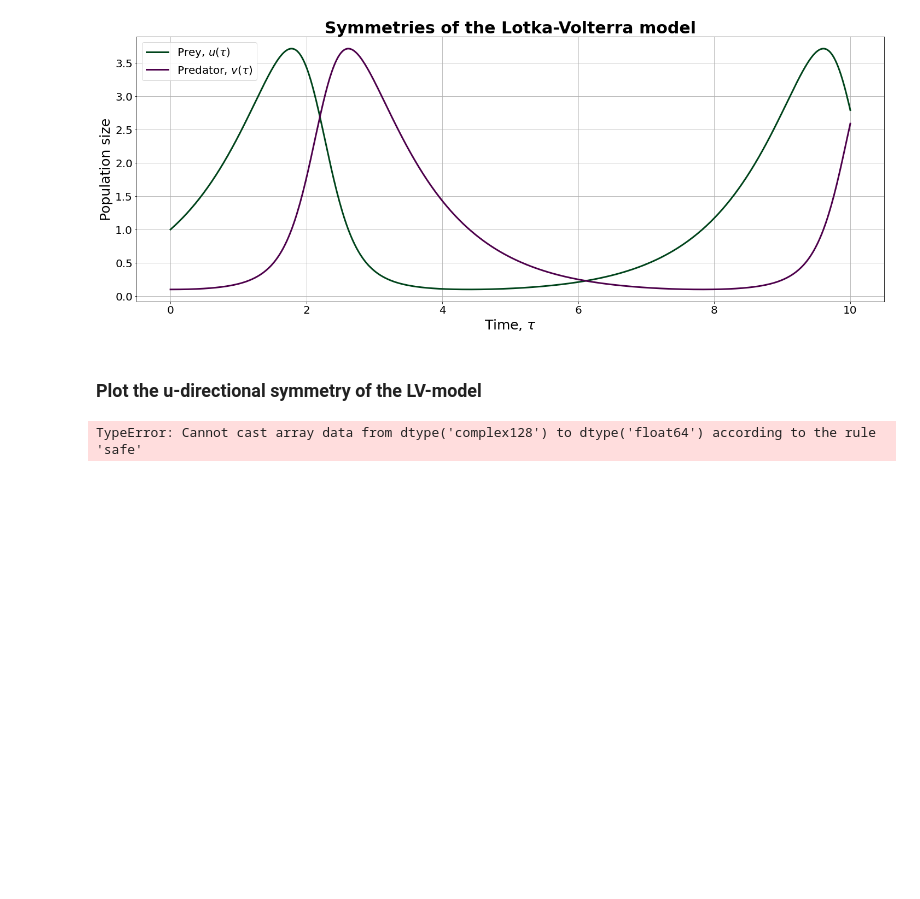
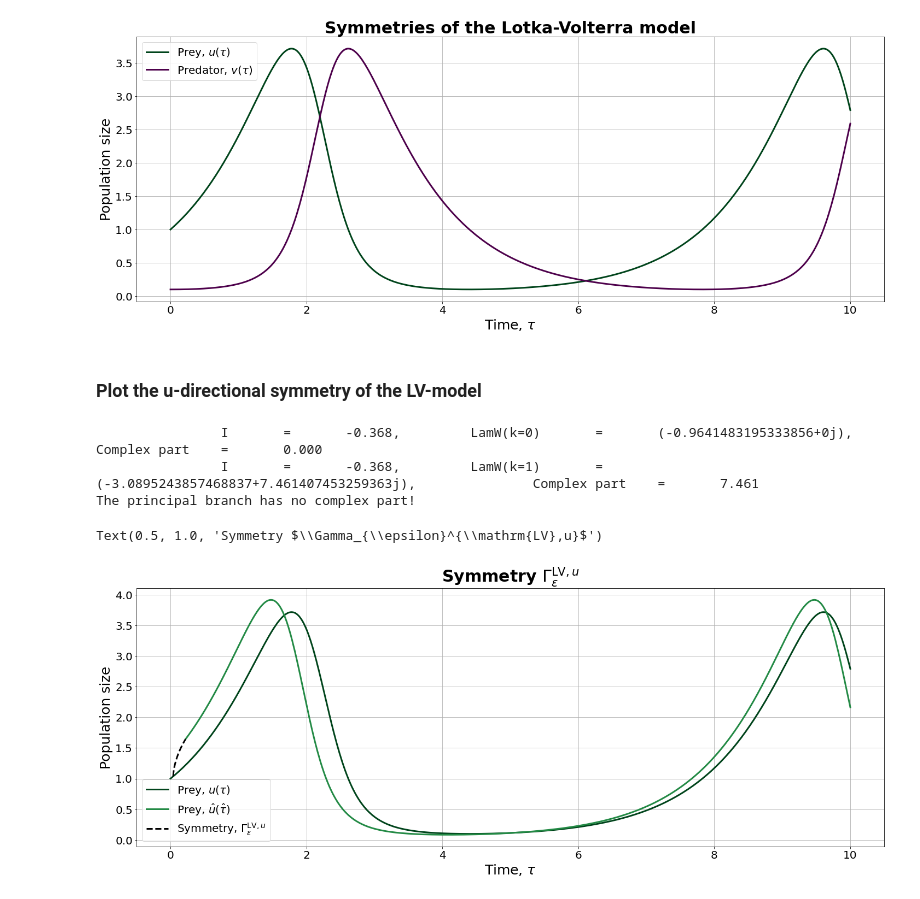
Before and after one commit to JohannesBorgqvist/separable_phase_plane_symmetries, a Jupyter notebook: Code/push_forward_LV_phase_plane_symmetries.ipynb, the cells around one changed output. Cells and saved outputs as stored; diff of their text form; code cells hidden in the pictures; blank space fills up the shorter version.

```diff
--- a/Code/push_forward_LV_phase_plane_symmetries.ipynb
+++ b/Code/push_forward_LV_phase_plane_symmetries.ipynb
@@ -226,25 +224,80 @@ plt.savefig('../Figures/LV_solutions.png')
 # %%
 # Import the lambert W function from scipy
 from scipy.special import lambertw
 # Function 2: ODE for the u-directional symmetry of the LV model
 def dX_deps_LV_u(X, t=0,*parameters):
     # Extract the parameters
     alpha = parameters[0]
     # The internal energy
-    H = -(X[0]**alpha*X[1])*exp(-(alpha*X[0]+X[1]))
+    H = -(X[1]**alpha*X[2])*exp(-(alpha*X[1]+X[2]))
     # Calculate our second invariant
-    I2 = -X[1]*exp(-X[1])
-    # The remaining term involving the Lambertz W function
-    term_2 = ((1)/(X[0]*(lambertw(I2)+1)-lambertw(I2)-1))
+    I2 = -X[2]*exp(-X[2])
+    # Calculate the ODE term depending on whether the principal branch is real
+    # or not
+    if lambertw(I2,0).imag ==0:
+        # The remaining term involving the Lambertz W function
+        term_2 = -((1)/(X[0]*(lambertw(I2,0).real+1)-lambertw(I2,0).real-1))
+    elif lambertw(I2,1).imag ==0:
+        term_2 = -((1)/(X[0]*(lambertw(I2,1).real+1)-lambertw(I2,1).real-1))
     # Return the dynamics of the linear system
     return array([H+term_2,
-                  (1/alpha)*(X[0]/(X[0]-1))
-                  ,0])
+                  (1/alpha)*(X[1]/(X[1]-1)),
+                 0])
 # Set the value of alpha
 alpha = 1
+# Epsilon value
+epsilon = 0.15
 # The transformation parameter
-epsilon_vec = arange(0,1,1/50)              # epsilon
+epsilon_vec = arange(0,epsilon,epsilon/50)              # epsilon
+# We know that Lambertz w satisfies the following (see https://docs.scipy.org/doc/scipy/reference/generated/scipy.special.lambertw.html):
+# The principal branch (k=0) is real if z>-1/e,
+# The branch (k>1) is real if -1/e < z < 0.
+# Let's make an experiment.
+# Magical index
+magical_index = 2
+# Take a point
+X0 = array([t[magical_index], u[magical_index], v[magical_index]])
+# Calculate the invariant
+I2 = -X0[1]*exp(-X0[1])
+# Calculate the lamberts function
+print("\t\tI\t=\t%0.3f,\t\tLamW(k=0)\t=\t%s,\t\tComplex part\t=\t%0.3f"%(I2,str(lambertw(I2,0)),lambertw(I2,0).imag))
+print("\t\tI\t=\t%0.3f,\t\tLamW(k=1)\t=\t%s,\t\tComplex part\t=\t%0.3f"%(I2,str(lambertw(I2,1)),lambertw(I2,1).imag))
+if lambertw(I2,0).imag ==0:
+    print("The principal branch has no complex part!")
+else:
+    print("The principal branch has a complex part!")
 # Try to solve the ODE at hand
-Gamma_epsilon, infodict = integrate.odeint(dX_deps_LV_u, array([2,2]), epsilon_vec, args = (alpha,),full_output=True)
+Gamma_epsilon, infodict = integrate.odeint(dX_deps_LV_u, X0, epsilon_vec, args = (alpha,),full_output=True)
+# Split the solution into its component parts
+Gamma_u_t, Gamma_u_u, Gamma_u_v = Gamma_epsilon.T
+# Define a new time vector
+t_2 = linspace(Gamma_u_t[-1], 10, 500)
+# Define new initial conditions for the transformed solutions
+X0_2 = array([Gamma_u_u[-1], Gamma_u_v[-1]])
+# Solve the ODE at hand with the new initial conditions
+X2, infodict = integrate.odeint(dX_dt_LV, X0_2, t_2, args = (1,),full_output=True)
+infodict['message'] # >>> 'Integration successful.'
+# Split the solution into its component parts
+u_2, v_2 = X2.T
+# R
+#=====================================================================================================
+# Se if we can plot our symmetry?
+fig_2 = plt.figure(constrained_layout=True, figsize=(20, 8))
+plt.plot(t, u, '-', label="Prey, $u(\\tau)$" ,color=(0/256,68/256,27/256),linewidth=3.0)
+plt.plot(t_2, u_2, '-', label="Prey, $\\hat{u}(\\hat{\\tau})$" ,color=(35/256,139/256,69/256),linewidth=3.0)
+plt.plot(Gamma_u_t,Gamma_u_u, '--', label="Symmetry, $\\Gamma_{\\epsilon}^{\\mathrm{LV},u}$" ,color=(0/256,0/256,0/256),linewidth=3.0)
+plt.grid()
+plt.legend(loc='best',prop={"size":20})
+plt.xlabel(xlabel='Time, $\\tau$',fontsize=25)
+plt.ylabel(ylabel='Population size',fontsize=25)
+# Change the size of the ticks
+plt.tick_params(axis='both', which='major', labelsize=20)
+plt.tick_params(axis='both', which='minor', labelsize=20)
+# Title and saving the figure
+plt.title('Symmetry $\\Gamma_{\epsilon}^{\\mathrm{LV},u}$',fontsize=30,weight='bold')
 # %% [output]
-TypeError: Cannot cast array data from dtype('complex128') to dtype('float64') according to the rule 'safe'
+                I       =       -0.368,         LamW(k=0)       =       (-0.9641483195333856+0j),               Complex part    =       0.000
+                I       =       -0.368,         LamW(k=1)       =       (-3.0895243857468837+7.461407453259363j),               Complex part    =       7.461
+The principal branch has no complex part!
+Text(0.5, 1.0, 'Symmetry $\\Gamma_{\\epsilon}^{\\mathrm{LV},u}$')
+[figure, added]
```
Also changed, not shown: parts of 2 cells of this notebook.
